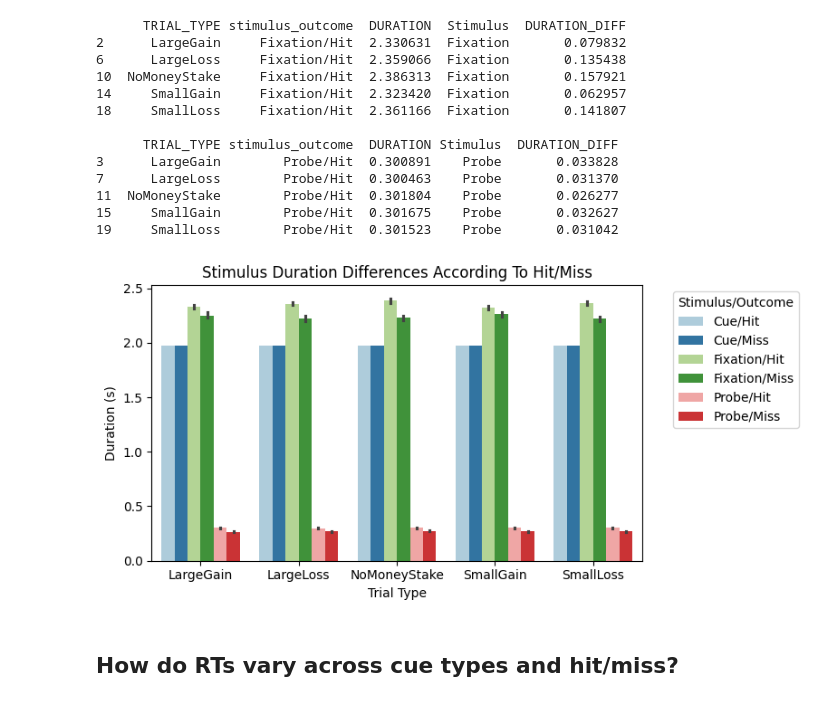
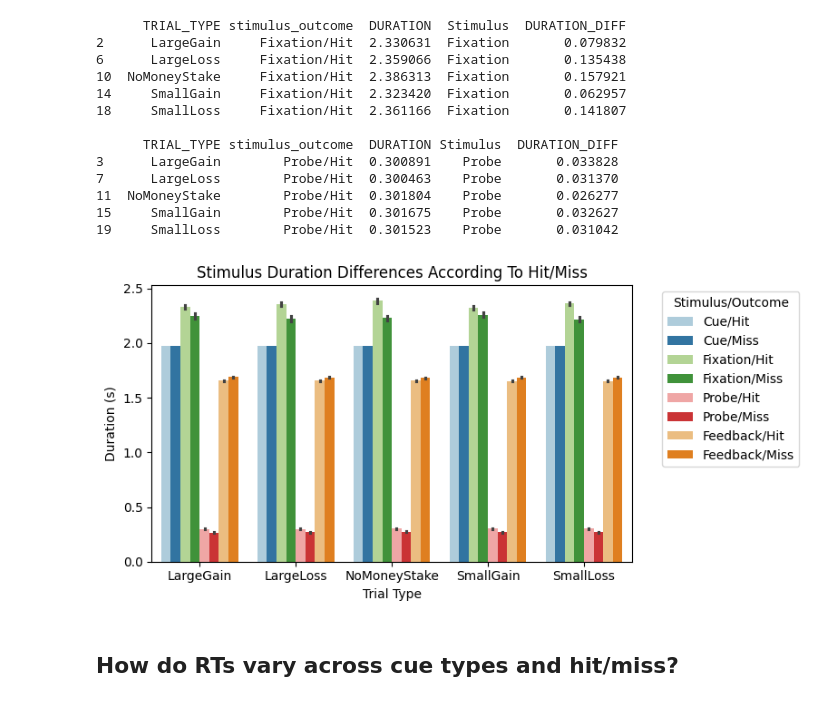
Before and after one commit to poldrack/MID_simulations, a Jupyter notebook: manuscript_code/duration_rt_by_condition_outcome.ipynb, the cells around one changed output. Drawn from its saved outputs; the diff is of its cells as text; code cells hidden in the pictures.

```diff
--- a/manuscript_code/duration_rt_by_condition_outcome.ipynb
+++ b/manuscript_code/duration_rt_by_condition_outcome.ipynb
@@ -43,5 +41,6 @@ def get_all_durations(sub):
 all_dfs_duration = []
 for sub in range(1, 501):
     df = get_all_durations(sub)
+    df['SUBJECT'] = sub
     all_dfs_duration.append(df)
 concatenated_df_duration = pd.concat(all_dfs_duration, ignore_index=True)
@@ -165,31 +250,33 @@ print(diffs[~diffs['Stimulus'].str.contains('Cue|Feedback|Fixation')])
 # %%
 fig_path = f'{figure_output_path}/durations_hit_miss.pdf'
 
 plt.figure(figsize=(8, 4))
 sns.barplot(
     x='TRIAL_TYPE',
     y='DURATION',
     hue='stimulus_outcome',
     data=duration_long_no_td1,
     palette='Paired',
     hue_order=[
         'Cue/Hit',
         'Cue/Miss',
         'Fixation/Hit',
         'Fixation/Miss',
         'Probe/Hit',
         'Probe/Miss',
+        'Feedback/Hit',
+        'Feedback/Miss',
     ],
 )
 plt.legend(title='Stimulus/Outcome', bbox_to_anchor=(1.05, 1), loc='upper left')
 plt.ylabel('Duration (s)')
 plt.xlabel('Trial Type')
 plt.title('Stimulus Duration Differences According To Hit/Miss')
 plt.tight_layout()
 plt.savefig(fig_path)
 plt.show()
 # %% [output]
-[figure, old version]
+[figure, new version]
 # %% [markdown]
 ## How do RTs vary across cue types and hit/miss?
 # %%
```
Also changed, not shown: parts of 14 cells of this notebook, 1 other file.
